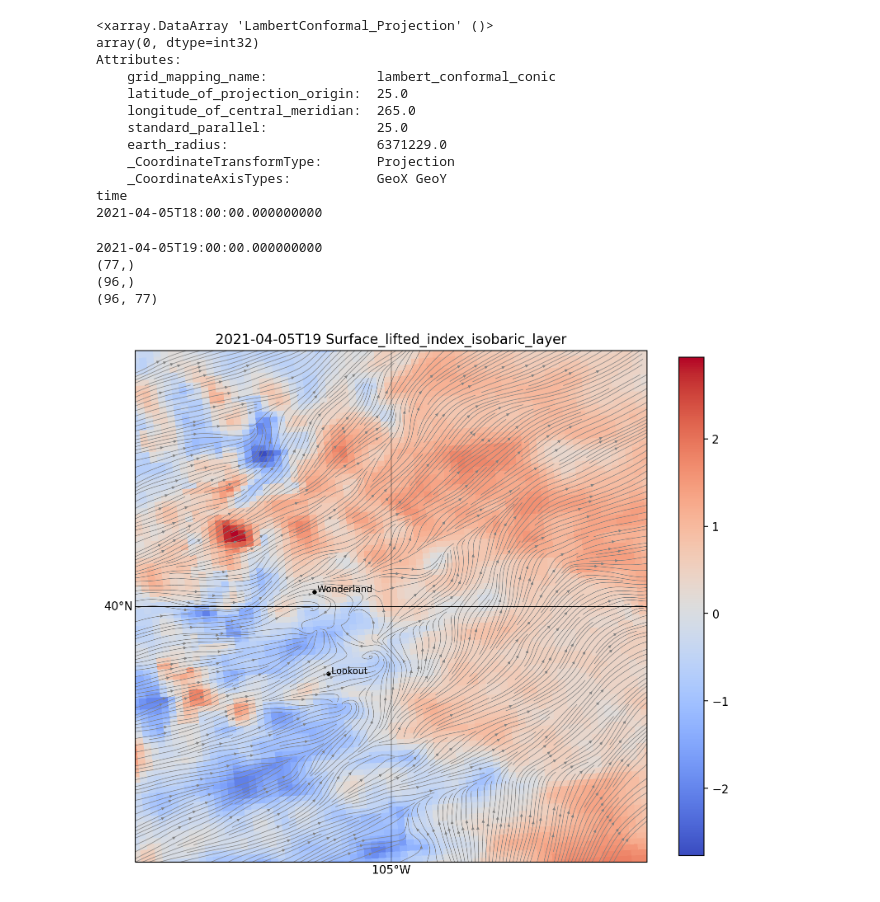
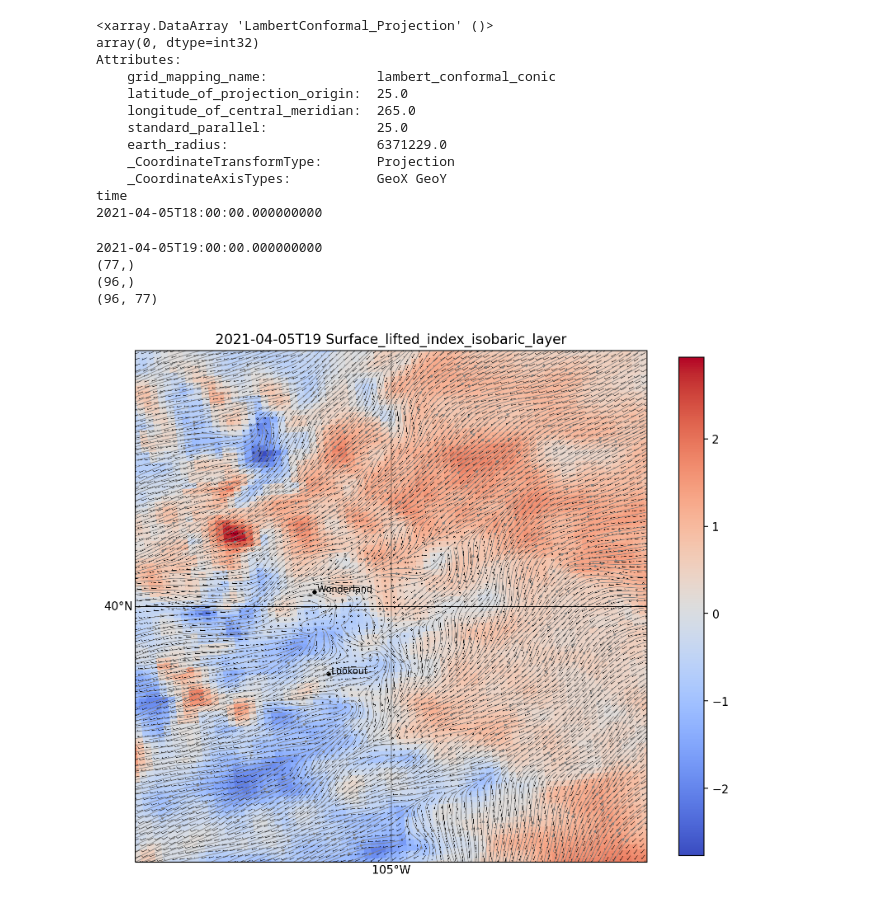
Before and after one commit to pilotchute/oop_hrrr_tutorial, a Jupyter notebook: HRRR_Charting.ipynb, the cells around one changed output. Cells and saved outputs as stored; diff of their text form; code cells hidden in the pictures.

```diff
--- a/HRRR_Charting.ipynb
+++ b/HRRR_Charting.ipynb
@@ -123,34 +123,32 @@ plt.xlim([west,east])
 plt.ylim([south, north])
 print(x.data.shape)
 print(y.data.shape)
 print(nc[var[4]][0,::].data.squeeze().shape)
-#mesh0 = ax.pcolorfast(x,y,nc[var[4]][0,::].data.squeeze(), transform=crs, zorder=0, cmap='gist_ncar') #, vmax=3, vmin=0, alpha=1)
 mesh = ax.pcolorfast(x,y,ncvar[istep,::].data.squeeze(), transform=crs, cmap='coolwarm')
-#mesh2 = ax.pcolor(x,y,nc[var[-3]][istep,::].data.squeeze(), transform=crs, shading='nearest', zorder=0, cmap='gray', alpha=0.5) #, vmax=3, vmin=0, alpha=1)
-#ax.barbs(x,y,nc[var[0]][istep,1,::].data.squeeze(),nc[var[1]][istep,1,::].data.squeeze(), transform=crs, length=3, linewidth=0.2)
+ax.barbs(x,y,nc[var[0]][istep,0,::].data.squeeze(),nc[var[1]][istep,0,::].data.squeeze(), transform=crs, length=3, linewidth=0.2)
 ax.streamplot(x,y,nc[var[0]][istep,0,::].data.squeeze(),nc[var[1]][istep,0,::].data.squeeze(), transform=crs, density = 5, color='grey', arrowsize=0.5, linewidth= 0.5)
 ax.scatter(-105.300, 40.056, c='black', s=8)
 ax.text(-105.300, 40.056, ' Wonderland', size=8, alpha=1)
 # ax.scatter(-105.282, 40.133, c='black', s=8)
 # ax.text(-105.282, 40.13, ' Altona', size=8, alpha=1)
 ax.scatter(-105.245, 39.737, c='black', s=8)
 ax.text(-105.245, 39.737, ' Lookout', size=8, alpha=1)
 # ax.scatter(-105.271, 40.224, c='black', s=8)
 # ax.text(-105.271, 40.224, ' Lyons', size=8, alpha=1)
 # ax.scatter(-105.419, 40.026, c='black', s=8)
 # ax.text(-105.419, 40.026, ' Sugarloaf', size=8, alpha=1)
 gl = ax.gridlines(draw_labels=True, color = 'black', linewidth=0.5)
 grid_size = 1
 gl.xlocator = mticker.FixedLocator(np.arange(west,east+grid_size,grid_size))
 gl.ylocator = mticker.FixedLocator(np.arange(south,north+grid_size,grid_size))
 gl.top_labels = False
 gl.right_labels = False
 plt.colorbar(mesh, shrink=0.8)
 plt.title(str(nc[timevar].data[istep])[:-16] + ' ' + ncname[:42]);
 plt.show()
 # %% [output]
 2021-04-05T19:00:00.000000000
 (77,)
 (96,)
 (96, 77)
-[figure, old version]
+[figure, new version]
```
Also changed, not shown: parts of 1 cell of this notebook, 1 other file.
